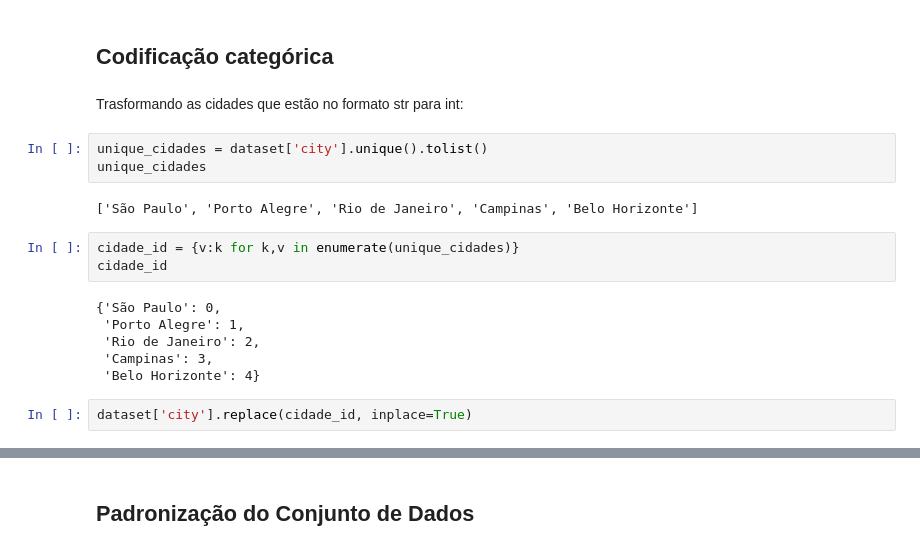
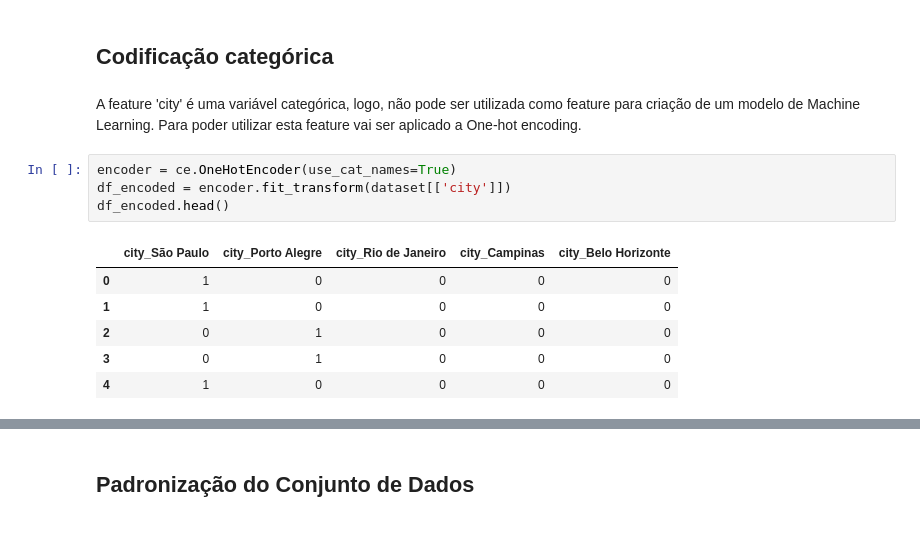
Before and after one commit to IgorFormiga/Data-Science-Projects, a Jupyter notebook: 3_Prediction_Rental_Prices.ipynb, the cells around one changed output, grey strips where cells are left out. Drawn from its saved outputs; the diff is of its cells as text.

```diff
--- a/3_Prediction_Rental_Prices.ipynb
+++ b/3_Prediction_Rental_Prices.ipynb
@@ -102,21 +104,16 @@ plt.show()
 Através do gráfico é possível perceber que todas as variáveis independentes possui uma tendência positiva.  A 'area' possui uma tendencia mais proxima de ser uma relação linear em relação as outras, já que seus dados são menos dispersos.
 # %% [markdown]
 ## Codificação categórica
-# %% [markdown]
-Trasformando as cidades que estão no formato str para int:
-# %%
-unique_cidades = dataset['city'].unique().tolist()
-unique_cidades
-# %% [output]
-['São Paulo', 'Porto Alegre', 'Rio de Janeiro', 'Campinas', 'Belo Horizonte']
-# %%
-cidade_id = {v:k for k,v in enumerate(unique_cidades)}
-cidade_id
-# %% [output]
-{'São Paulo': 0,
- 'Porto Alegre': 1,
- 'Rio de Janeiro': 2,
- 'Campinas': 3,
- 'Belo Horizonte': 4}
-# %%
-dataset['city'].replace(cidade_id, inplace=True)
+# %% [markdown]
+A feature 'city' é uma variável categórica, logo, não pode ser utilizada como feature para criação de um modelo de Machine Learning. Para poder utilizar esta feature vai ser aplicado a One-hot encoding.
+# %%
+encoder = ce.OneHotEncoder(use_cat_names=True)
+df_encoded = encoder.fit_transform(dataset[['city']])
+df_encoded.head()
+# %% [output]
+|  | city_São Paulo | city_Porto Alegre | city_Rio de Janeiro | city_Campinas | city_Belo Horizonte |
+| 0 | 1 | 0 | 0 | 0 | 0 |
+| 1 | 1 | 0 | 0 | 0 | 0 |
+| 2 | 0 | 1 | 0 | 0 | 0 |
+| 3 | 0 | 1 | 0 | 0 | 0 |
+| 4 | 1 | 0 | 0 | 0 | 0 |
```
Also changed, not shown: parts of 12 cells of this notebook.
